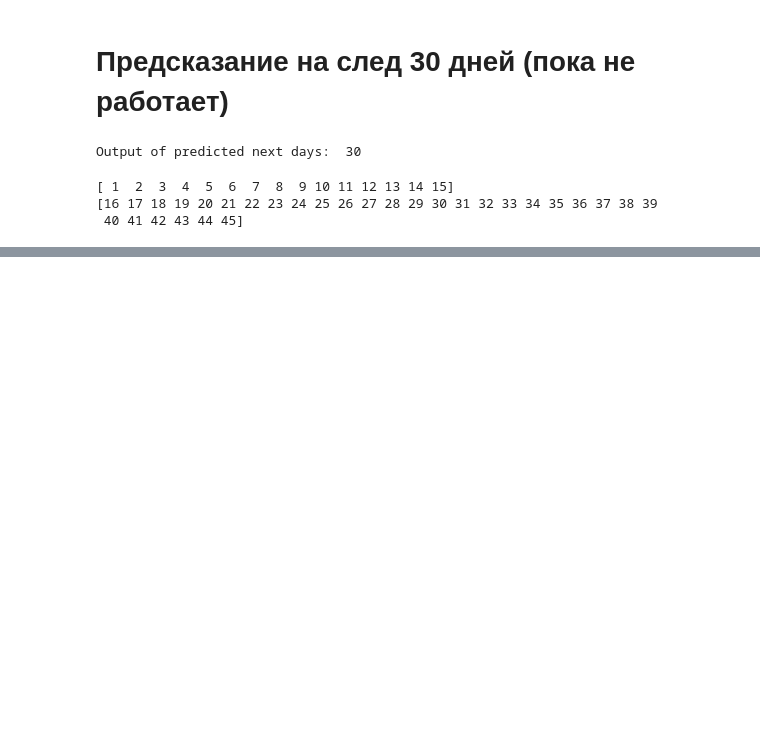
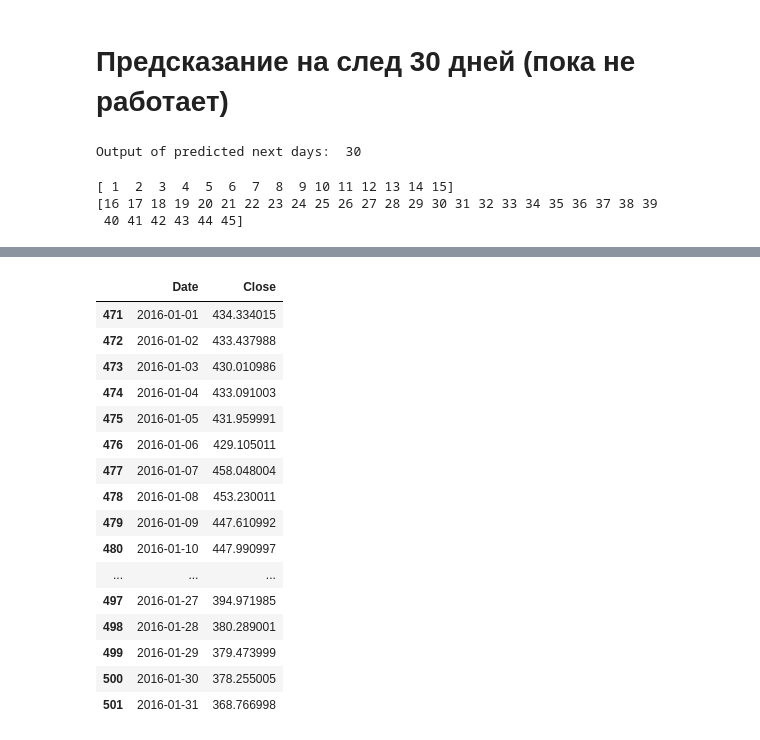
Before and after one commit to BitUpTeam/BitUp, a Jupyter notebook: BitUp.ipynb, the cells around one changed output, grey strips where cells are left out. Drawn from its saved outputs; the diff is of its cells as text; code cells hidden in the pictures; blank space fills up the shorter version.

```diff
--- a/BitUp.ipynb
+++ b/BitUp.ipynb
@@ -657,3 +639,26 @@ fig.update_yaxes(showgrid=False)
 fig.show()
 # %% [output]
 [interactive output not drawn]
+# %%
+y_2016 = df.loc[(df['Date'] >= '2016-01-01')
+                     & (df['Date'] < '2016-02-01')]
+closedf2016 = y_2016[['Date','Close']]
+closedf2016
+# %% [output]
+|  | Date | Close |
+| 471 | 2016-01-01 | 434.334015 |
+| 472 | 2016-01-02 | 433.437988 |
+| 473 | 2016-01-03 | 430.010986 |
+| 474 | 2016-01-04 | 433.091003 |
+| 475 | 2016-01-05 | 431.959991 |
+| 476 | 2016-01-06 | 429.105011 |
+| 477 | 2016-01-07 | 458.048004 |
+| 478 | 2016-01-08 | 453.230011 |
+| 479 | 2016-01-09 | 447.610992 |
+| 480 | 2016-01-10 | 447.990997 |
+| ... | ... | ... |
+| 497 | 2016-01-27 | 394.971985 |
+| 498 | 2016-01-28 | 380.289001 |
+| 499 | 2016-01-29 | 379.473999 |
+| 500 | 2016-01-30 | 378.255005 |
+| 501 | 2016-01-31 | 368.766998 |
```
Also changed, not shown: parts of 8 cells of this notebook.
